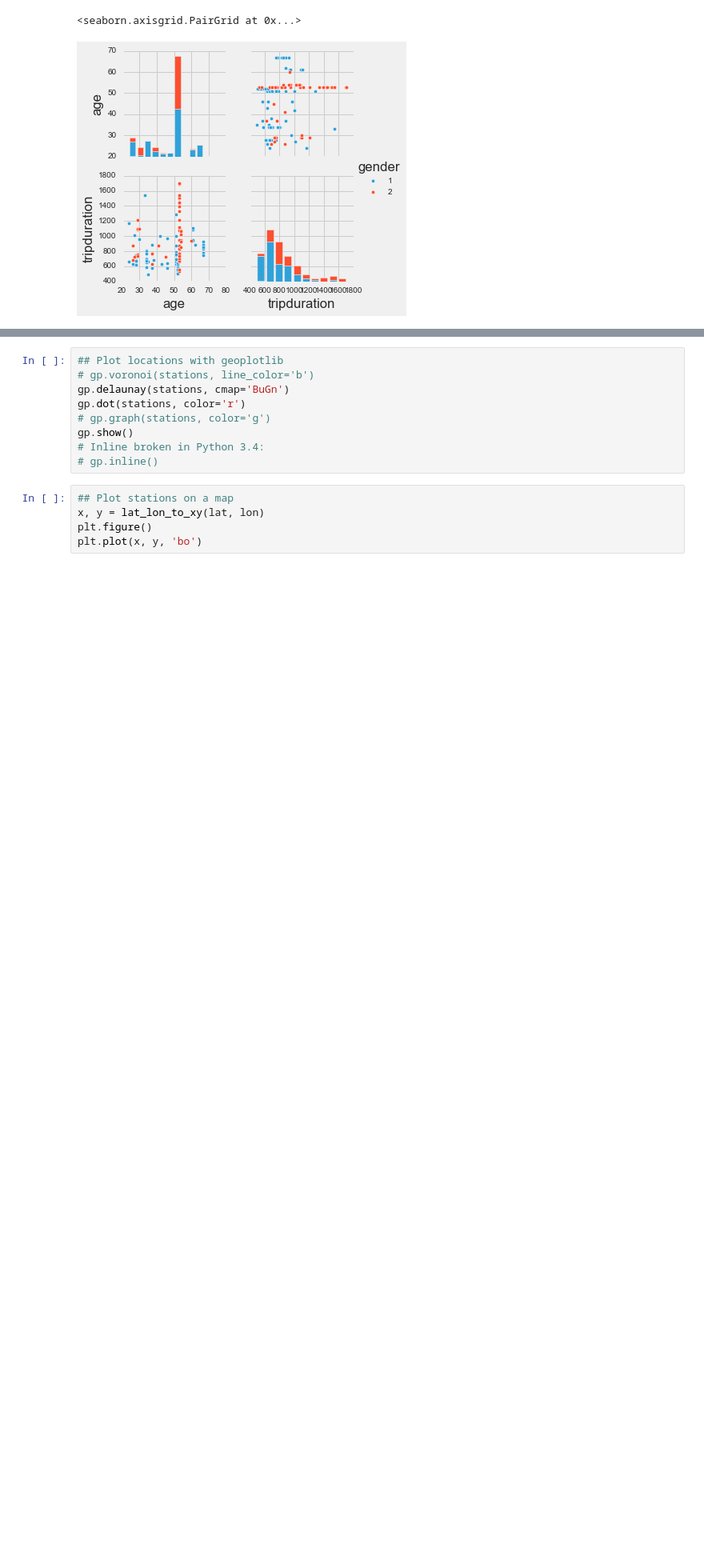
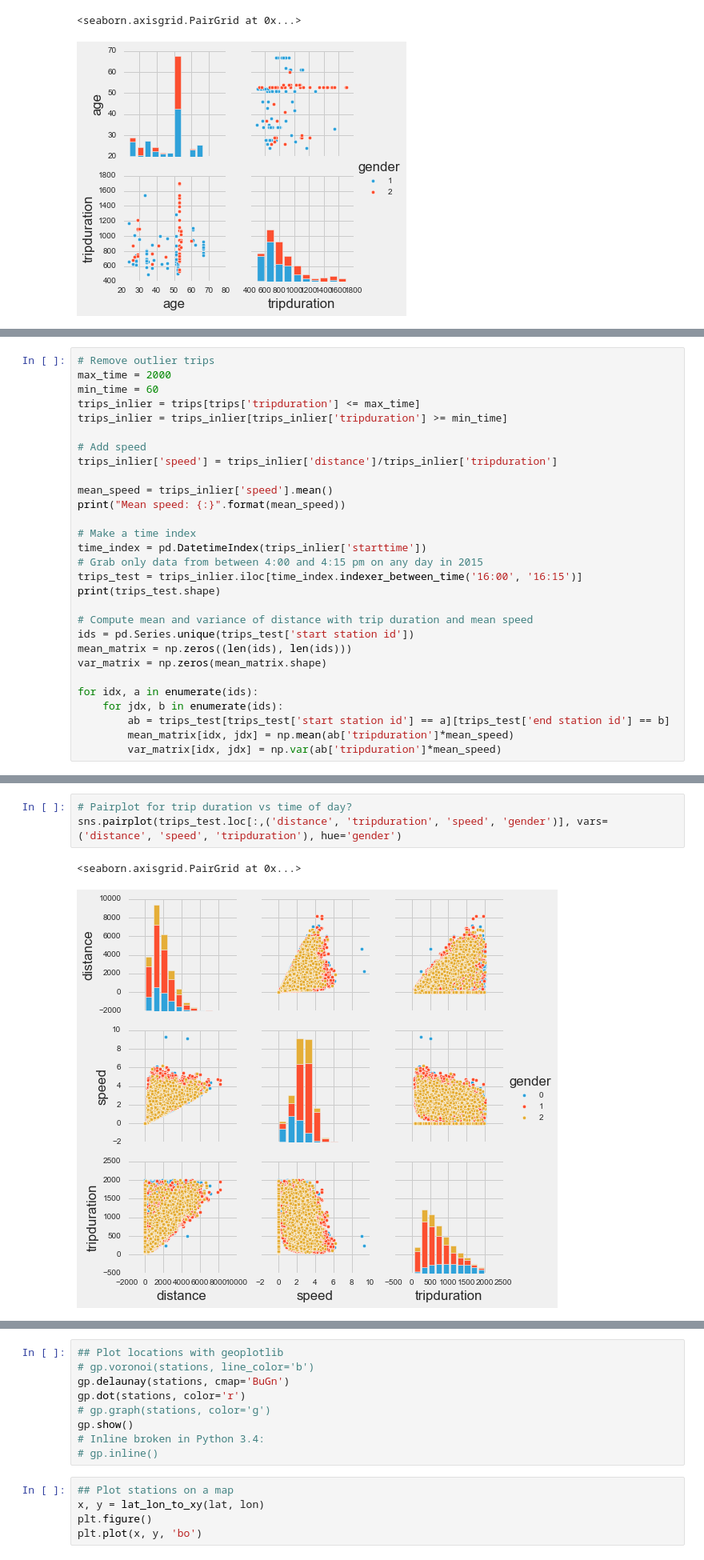
Before and after one commit to mattgiamou/hubway, a Jupyter notebook: hubway/hubway_visualization.ipynb, the cells around one changed output, grey strips where cells are left out. Shown at 80% size. Cells and saved outputs as stored; diff of their text form; blank space fills up the shorter version.

Commit message:
Added extraction of mean and variance of distance in terms of trip duration and overall mean speed.

```diff
--- a/hubway/hubway_visualization.ipynb
+++ b/hubway/hubway_visualization.ipynb
@@ -132,0 +114,29 @@ print(trips_test.shape)
+# %%
+# Remove outlier trips
+max_time = 2000
+min_time = 60
+trips_inlier = trips[trips['tripduration'] <= max_time]
+trips_inlier = trips_inlier[trips_inlier['tripduration'] >= min_time]
+
+# Add speed
+trips_inlier['speed'] = trips_inlier['distance']/trips_inlier['tripduration']
+
+mean_speed = trips_inlier['speed'].mean()
+print("Mean speed: {:}".format(mean_speed))
+
+# Make a time index
+time_index = pd.DatetimeIndex(trips_inlier['starttime'])
+# Grab only data from between 4:00 and 4:15 pm on any day in 2015
+trips_test = trips_inlier.iloc[time_index.indexer_between_time('16:00', '16:15')]
+print(trips_test.shape)
+
+# Compute mean and variance of distance with trip duration and mean speed
+ids = pd.Series.unique(trips_test['start station id'])
+mean_matrix = np.zeros((len(ids), len(ids)))
+var_matrix = np.zeros(mean_matrix.shape)
+
+for idx, a in enumerate(ids):
+    for jdx, b in enumerate(ids):
+        ab = trips_test[trips_test['start station id'] == a][trips_test['end station id'] == b]
+        mean_matrix[idx, jdx] = np.mean(ab['tripduration']*mean_speed)
+        var_matrix[idx, jdx] = np.var(ab['tripduration']*mean_speed)
@@ -132,0 +146,6 @@ print(trips_test.shape)
+# %%
+# Pairplot for trip duration vs time of day?
+sns.pairplot(trips_test.loc[:,('distance', 'tripduration', 'speed', 'gender')], vars=('distance', 'speed', 'tripduration'), hue='gender')
+# %% [output]
+<seaborn.axisgrid.PairGrid at 0x...>
+[figure, added]
```
Also changed, not shown: parts of 3 cells of this notebook, 2 other files.
